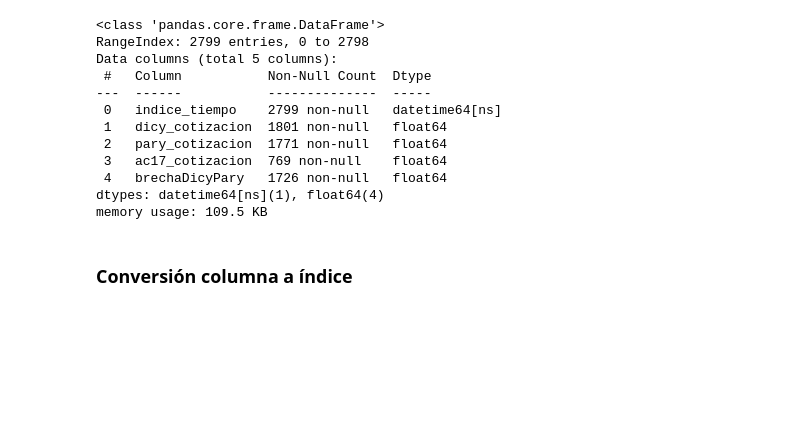
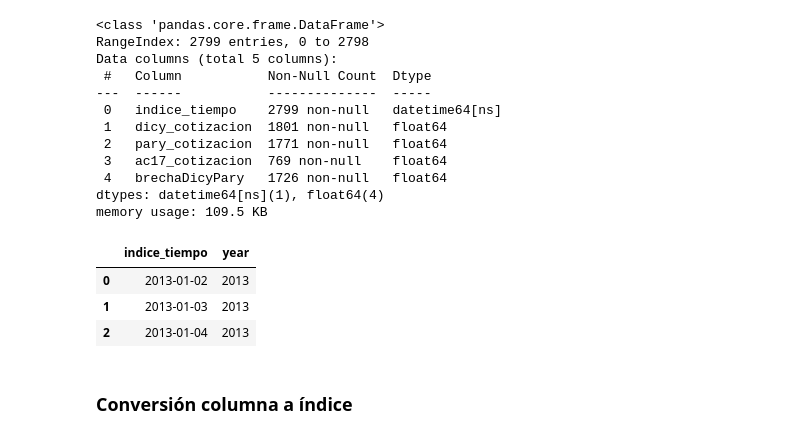
Before and after one commit to mateosuster/pythonungs, a Jupyter notebook: codigos/manipulacion_de_datos/4_Manipulación_de_DataFrames.ipynb, the cells around one changed output. Cells and saved outputs as stored; diff of their text form; code cells hidden in the pictures; blank space fills up the shorter version.

```diff
--- a/codigos/manipulacion_de_datos/4_Manipulación_de_DataFrames.ipynb
+++ b/codigos/manipulacion_de_datos/4_Manipulación_de_DataFrames.ipynb
@@ -172,6 +182,12 @@ dtypes: datetime64[ns](1), float64(4)
 memory usage: 109.5 KB
 # %%
 df_sel['year'] = df_sel['indice_tiempo'].dt.year
+df_sel[['indice_tiempo', 'year']].iloc[:3]
+# %% [output]
+|  | indice_tiempo | year |
+| 0 | 2013-01-02 | 2013 |
+| 1 | 2013-01-03 | 2013 |
+| 2 | 2013-01-04 | 2013 |
 # %% [markdown]
 ### Conversión columna a índice
 # %% [markdown]
```
Also changed, not shown: parts of 9 cells of this notebook.
